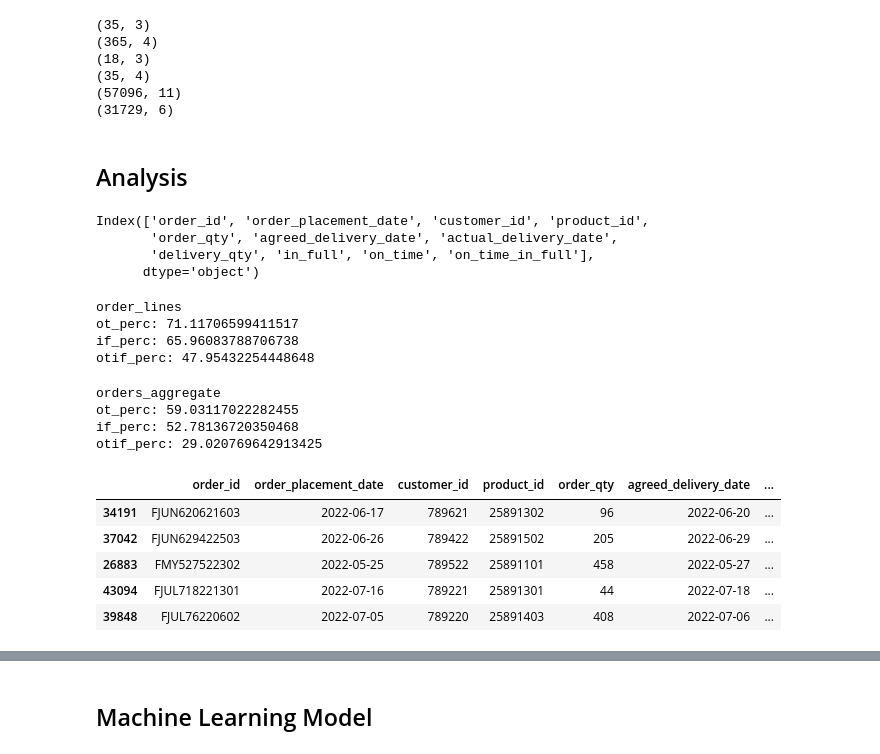
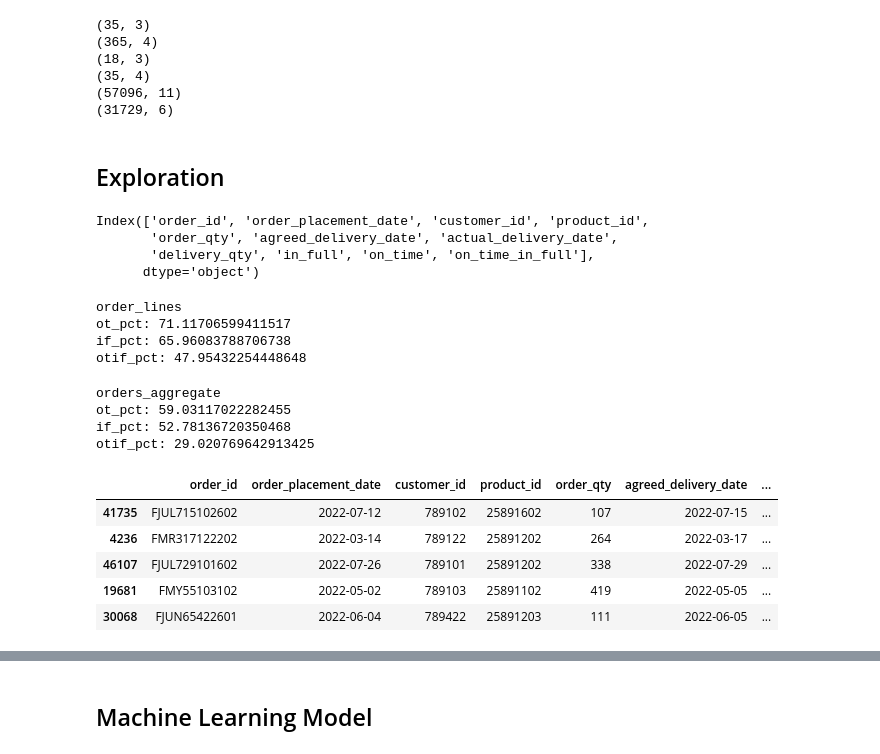
Before and after one commit to occampos/OptimizingDelivery, a Jupyter notebook: analysis.ipynb, the cells around one changed output, grey strips where cells are left out. Drawn from its saved outputs; the diff is of its cells as text; code cells hidden in the pictures.

```diff
--- a/analysis.ipynb
+++ b/analysis.ipynb
@@ -53,5 +61,5 @@ print(orders_aggregate.shape)
 (57096, 11)
 (31729, 6)
 # %% [markdown]
-## Analysis
+## Exploration
 # %%
@@ -62,32 +70,34 @@ Index(['order_id', 'order_placement_date', 'customer_id', 'product_id',
        'delivery_qty', 'in_full', 'on_time', 'on_time_in_full'],
       dtype='object')
 # %%
+# Percentage of on time, in full, and on time in full deliveries
 print('order_lines')
-print('ot_perc: ' + str((order_lines['on_time'].sum() / len(order_lines)) * 100))
-print('if_perc: ' + str((order_lines['in_full'].sum() / len(order_lines)) * 100))
-print('otif_perc: ' + str((order_lines['on_time_in_full'].sum() / len(order_lines)) * 100))
+print('ot_pct: ' + str((od_order_lines['on_time'].sum() / len(od_order_lines)) * 100))
+print('if_pct: ' + str((od_order_lines['in_full'].sum() / len(od_order_lines)) * 100))
+print('otif_pct: ' + str((od_order_lines['on_time_in_full'].sum() / len(od_order_lines)) * 100))
 # %% [output]
 order_lines
-ot_perc: 71.11706599411517
-if_perc: 65.96083788706738
-otif_perc: 47.95432254448648
+ot_pct: 71.11706599411517
+if_pct: 65.96083788706738
+otif_pct: 47.95432254448648
 # %%
+# Percentage of on time, in full, and on time in full deliveries
 print('orders_aggregate')
-print('ot_perc: ' + str((orders_aggregate['on_time'].sum() / len(orders_aggregate)) * 100))
-print('if_perc: ' + str((orders_aggregate['in_full'].sum() / len(orders_aggregate)) * 100))
-print('otif_perc: ' + str((orders_aggregate['otif'].sum() / len(orders_aggregate)) * 100))
+print('ot_pct: ' + str((od_orders_aggregate['on_time'].sum() / len(od_orders_aggregate)) * 100))
+print('if_pct: ' + str((od_orders_aggregate['in_full'].sum() / len(od_orders_aggregate)) * 100))
+print('otif_pct: ' + str((od_orders_aggregate['otif'].sum() / len(od_orders_aggregate)) * 100))
 # %% [output]
 orders_aggregate
-ot_perc: 59.03117022282455
-if_perc: 52.78136720350468
-otif_perc: 29.020769642913425
+ot_pct: 59.03117022282455
+if_pct: 52.78136720350468
+otif_pct: 29.020769642913425
 # %%
-order_lines.sample(5)
+od_order_lines.sample(5)
 # %% [output]
 |  | order_id | order_placement_date | customer_id | product_id | order_qty | agreed_delivery_date | ... |
-| 34191 | FJUN620621603 | 2022-06-17 | 789621 | 25891302 | 96 | 2022-06-20 | ... |
-| 37042 | FJUN629422503 | 2022-06-26 | 789422 | 25891502 | 205 | 2022-06-29 | ... |
-| 26883 | FMY527522302 | 2022-05-25 | 789522 | 25891101 | 458 | 2022-05-27 | ... |
-| 43094 | FJUL718221301 | 2022-07-16 | 789221 | 25891301 | 44 | 2022-07-18 | ... |
-| 39848 | FJUL76220602 | 2022-07-05 | 789220 | 25891403 | 408 | 2022-07-06 | ... |
+| 41735 | FJUL715102602 | 2022-07-12 | 789102 | 25891602 | 107 | 2022-07-15 | ... |
+| 4236 | FMR317122202 | 2022-03-14 | 789122 | 25891202 | 264 | 2022-03-17 | ... |
+| 46107 | FJUL729101602 | 2022-07-26 | 789101 | 25891202 | 338 | 2022-07-29 | ... |
+| 19681 | FMY55103102 | 2022-05-02 | 789103 | 25891102 | 419 | 2022-05-05 | ... |
+| 30068 | FJUN65422601 | 2022-06-04 | 789422 | 25891203 | 111 | 2022-06-05 | ... |
 # %%
```
Also changed, not shown: parts of 149 cells of this notebook.
